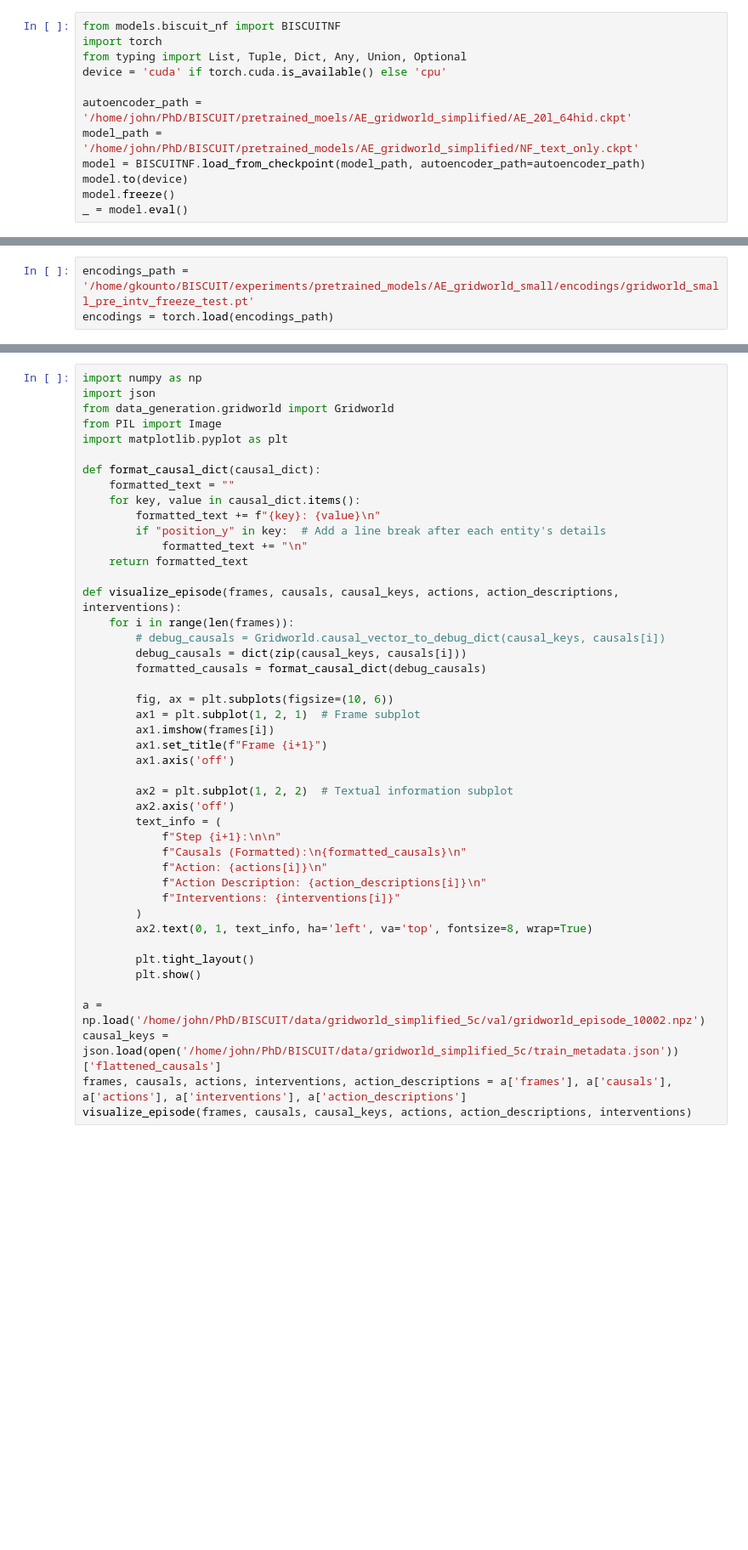
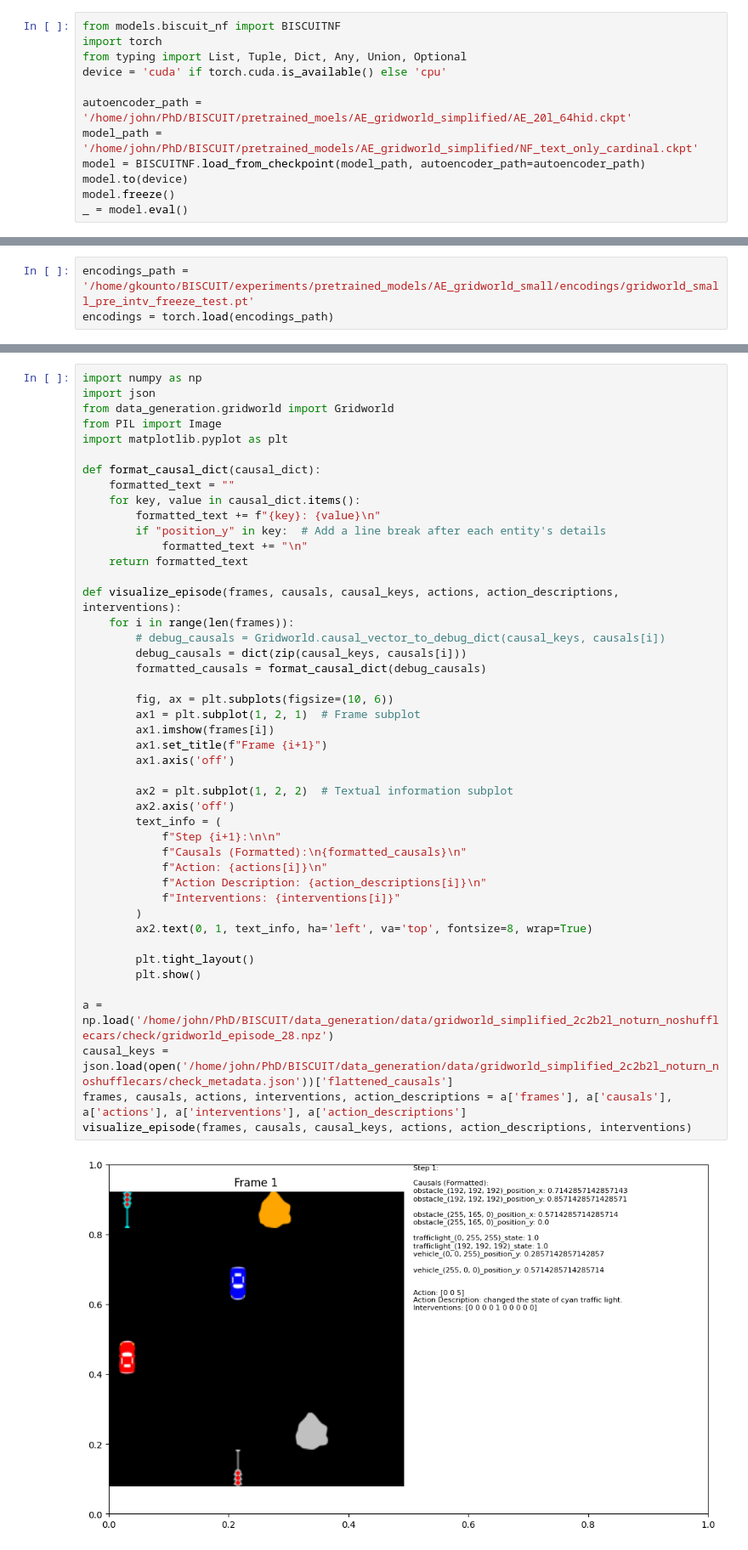
Before and after one commit to j0hngou/BISCUIT, a Jupyter notebook: manual_eval.ipynb, the cells around one changed output, grey strips where cells are left out. Shown at 85% size. Drawn from its saved outputs; the diff is of its cells as text; blank space fills up the shorter version.

```diff
--- a/manual_eval.ipynb
+++ b/manual_eval.ipynb
@@ -9,7 +9,7 @@ from typing import List, Tuple, Dict, Any, Union, Optional
 device = 'cuda' if torch.cuda.is_available() else 'cpu'
 
 autoencoder_path = '/home/john/PhD/BISCUIT/pretrained_moels/AE_gridworld_simplified/AE_20l_64hid.ckpt'
-model_path = '/home/john/PhD/BISCUIT/pretrained_models/AE_gridworld_simplified/NF_text_only.ckpt'
+model_path = '/home/john/PhD/BISCUIT/pretrained_models/AE_gridworld_simplified/NF_text_only_cardinal.ckpt'
 model = BISCUITNF.load_from_checkpoint(model_path, autoencoder_path=autoencoder_path)
 model.to(device)
 model.freeze()
@@ -71,32 +84,34 @@ def format_causal_dict(causal_dict):
     return formatted_text
 
 def visualize_episode(frames, causals, causal_keys, actions, action_descriptions, interventions):
     for i in range(len(frames)):
         # debug_causals = Gridworld.causal_vector_to_debug_dict(causal_keys, causals[i])
         debug_causals = dict(zip(causal_keys, causals[i]))
         formatted_causals = format_causal_dict(debug_causals)
 
         fig, ax = plt.subplots(figsize=(10, 6))
         ax1 = plt.subplot(1, 2, 1)  # Frame subplot
         ax1.imshow(frames[i])
         ax1.set_title(f"Frame {i+1}")
         ax1.axis('off')
 
         ax2 = plt.subplot(1, 2, 2)  # Textual information subplot
         ax2.axis('off')
         text_info = (
             f"Step {i+1}:\n\n"
             f"Causals (Formatted):\n{formatted_causals}\n"
             f"Action: {actions[i]}\n"
             f"Action Description: {action_descriptions[i]}\n"
             f"Interventions: {interventions[i]}"
         )
         ax2.text(0, 1, text_info, ha='left', va='top', fontsize=8, wrap=True)
 
         plt.tight_layout()
         plt.show()
 
-a = np.load('/home/john/PhD/BISCUIT/data/gridworld_simplified_5c/val/gridworld_episode_10002.npz')
-causal_keys = json.load(open('/home/john/PhD/BISCUIT/data/gridworld_simplified_5c/train_metadata.json'))['flattened_causals']
+a = np.load('/home/john/PhD/BISCUIT/data_generation/data/gridworld_simplified_2c2b2l_noturn_noshufflecars/check/gridworld_episode_28.npz')
+causal_keys = json.load(open('/home/john/PhD/BISCUIT/data_generation/data/gridworld_simplified_2c2b2l_noturn_noshufflecars/check_metadata.json'))['flattened_causals']
 frames, causals, actions, interventions, action_descriptions = a['frames'], a['causals'], a['actions'], a['interventions'], a['action_descriptions']
 visualize_episode(frames, causals, causal_keys, actions, action_descriptions, interventions)
+# %% [output]
+[figure, added]
```
Also changed, not shown: parts of 23 cells of this notebook.
